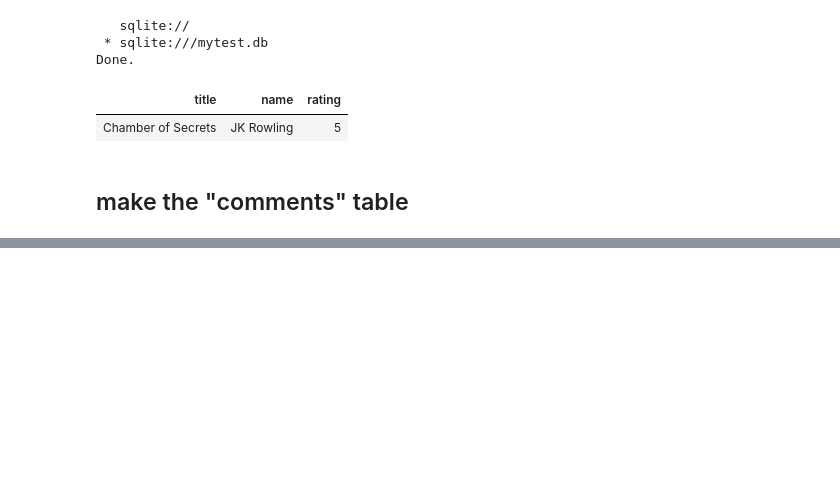
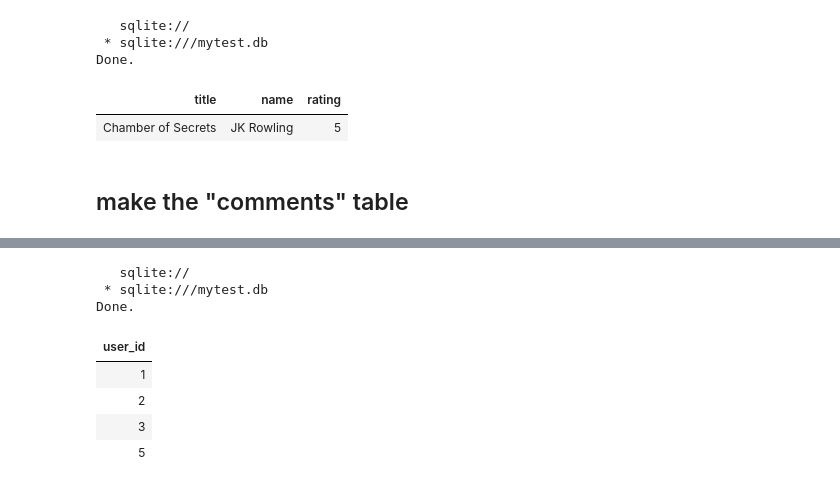
Before and after one commit to alirezaghorbani1983/psql_training, a Jupyter notebook: psql_1.ipynb, the cells around one changed output, grey strips where cells are left out. Drawn from its saved outputs; the diff is of its cells as text; code cells hidden in the pictures; blank space fills up the shorter version.

```diff
--- a/psql_1.ipynb
+++ b/psql_1.ipynb
@@ -1416,0 +1402,15 @@ INSERT INTO comments_ (id, contents, user_id, photo_id) VALUES
+# %%
+%%sql
+
+select user_id
+from comments
+Group by user_id;
+# %% [output]
+   sqlite://
+ * sqlite:///mytest.db
+Done.
+| user_id |
+| 1 |
+| 2 |
+| 3 |
+| 5 |
```
Also changed, not shown: parts of 3 cells of this notebook, 1 other file.
